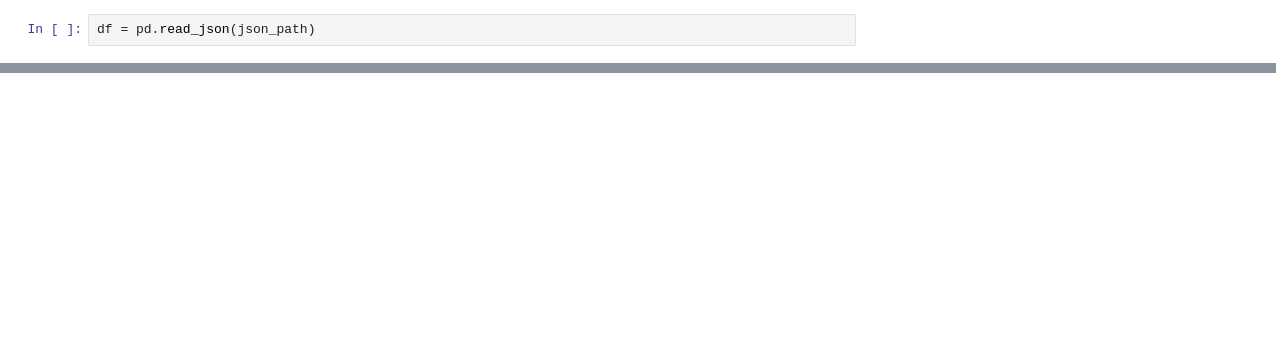
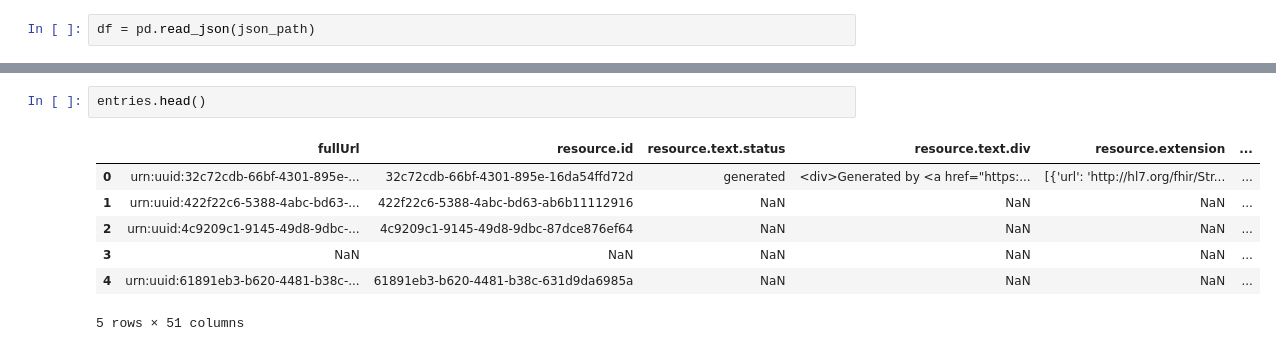
Before and after one commit to nischalmainali21/python_image_task, a Jupyter notebook: health_task/procedure.ipynb, the cells around one changed output, grey strips where cells are left out. Cells and saved outputs as stored; diff of their text form; blank space fills up the shorter version.

```diff
--- a/health_task/procedure.ipynb
+++ b/health_task/procedure.ipynb
@@ -22,3 +23,13 @@ Name: entry, Length: 75, dtype: object
+# %%
+entries.head()
+# %% [output]
+|  | fullUrl | resource.id | resource.text.status | resource.text.div | resource.extension | ... |
+| 0 | urn:uuid:32c72cdb-66bf-4301-895e-... | 32c72cdb-66bf-4301-895e-16da54ffd72d | generated | <div>Generated by <a href="https:... | [{'url': 'http://hl7.org/fhir/Str... | ... |
+| 1 | urn:uuid:422f22c6-5388-4abc-bd63-... | 422f22c6-5388-4abc-bd63-ab6b11112916 | NaN | NaN | NaN | ... |
+| 2 | urn:uuid:4c9209c1-9145-49d8-9dbc-... | 4c9209c1-9145-49d8-9dbc-87dce876ef64 | NaN | NaN | NaN | ... |
+| 3 | NaN | NaN | NaN | NaN | NaN | ... |
+| 4 | urn:uuid:61891eb3-b620-4481-b38c-... | 61891eb3-b620-4481-b38c-631d9da6985a | NaN | NaN | NaN | ... |
+5 rows × 51 columns
 # %%
 entries.columns
 # %% [output]
```
Also changed, not shown: parts of 28 cells of this notebook, 1 other file.
